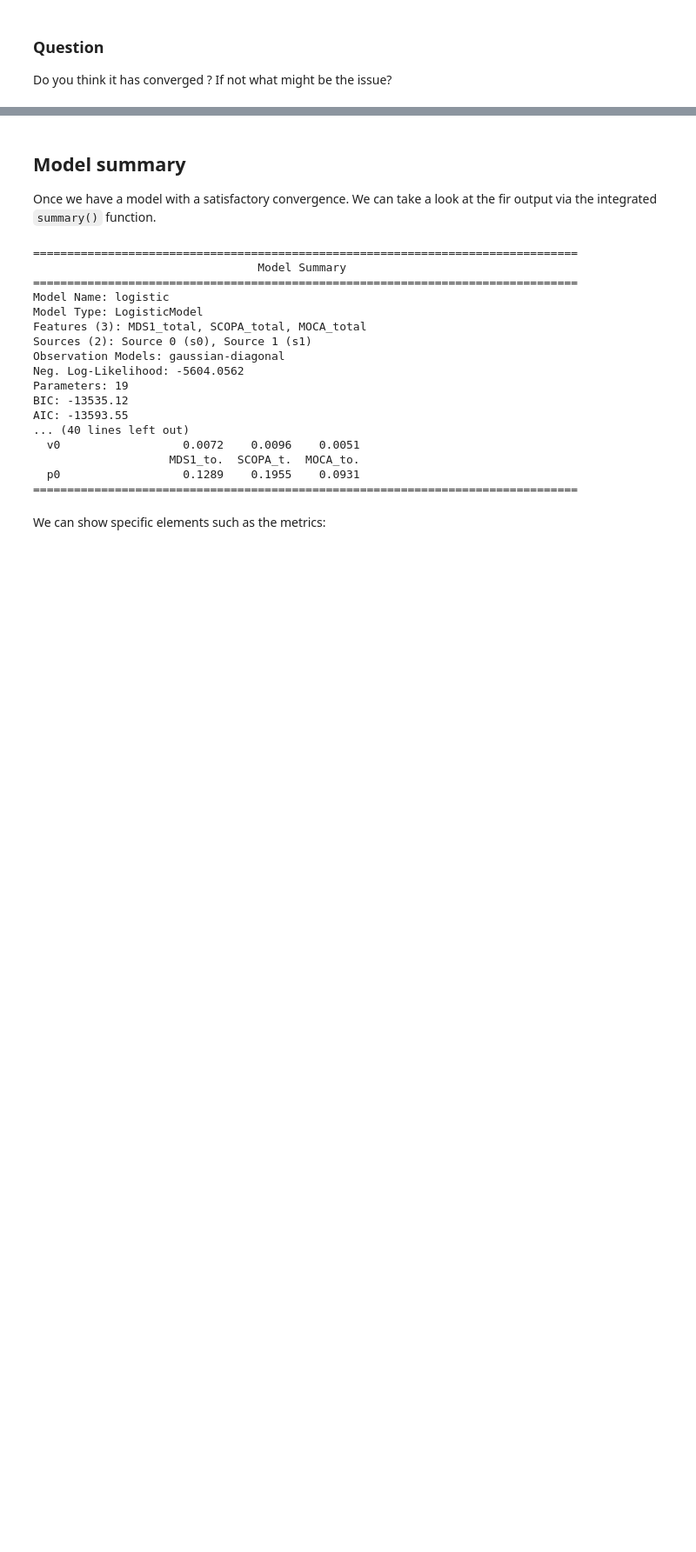
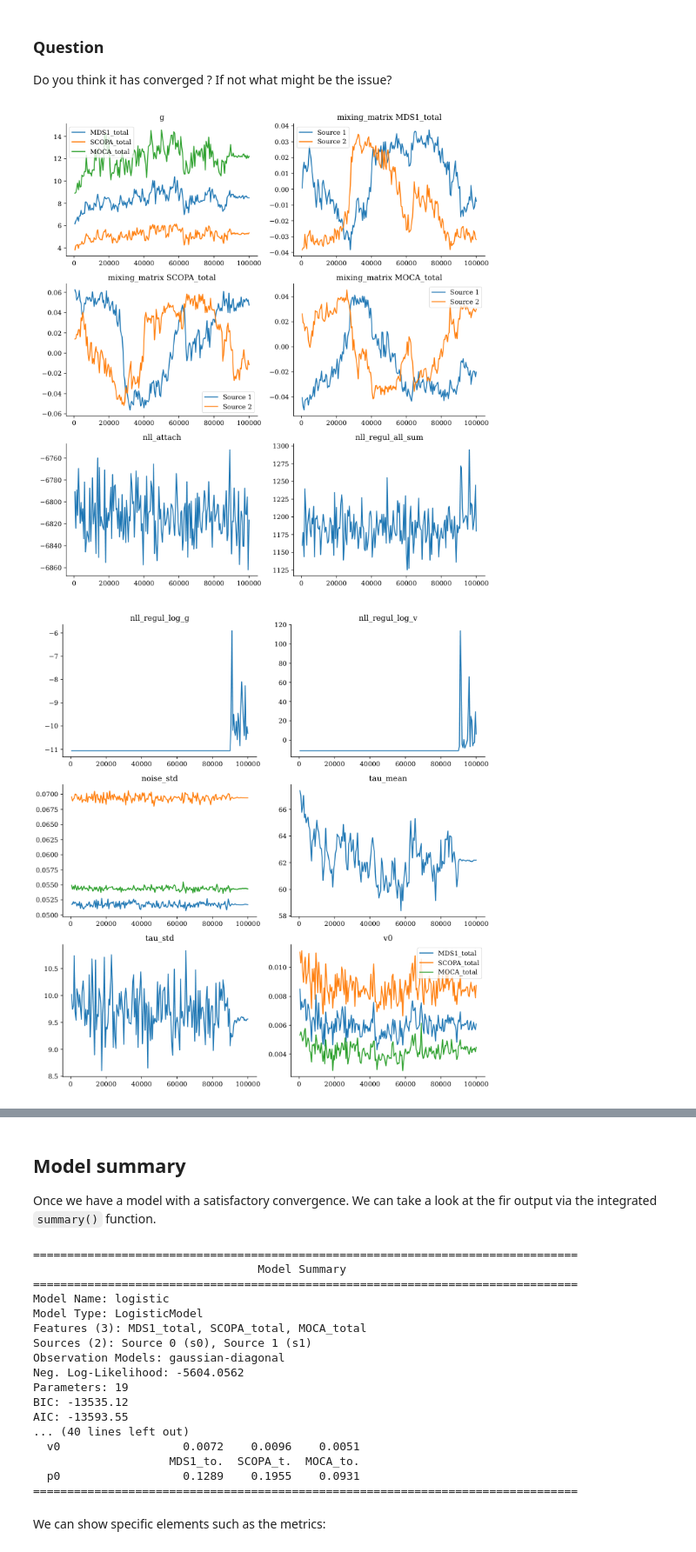
Before and after one commit to aramis-lab/leaspy_tutorial, a Jupyter notebook: notebooks/fit.ipynb, the cells around one changed output, grey strips where cells are left out. Shown at 87% size. Drawn from its saved outputs; the diff is of its cells as text; code cells hidden in the pictures; blank space fills up the shorter version.

Commit message:
add convergence for 100 000 iterations

```diff
--- a/notebooks/fit.ipynb
+++ b/notebooks/fit.ipynb
@@ -157,0 +139,20 @@ Do you think it has converged ? If not what might be the issue?
+# %%
+# load the convergence plots from leaspy ran with for 100 000 iterations
+
+pdf_url = "https://raw.githubusercontent.com/KaisaridiSofia/leaspy_tutorial/fit_notebook/convergence_parameters_100000iter.pdf"
+pdf_path = "downloaded_file.pdf"
+
+# Download the file
+urllib.request.urlretrieve(pdf_url, pdf_path)
+
+# Run your existing loop
+doc = fitz.open(pdf_path)
+
+for i, page in enumerate(doc):
+  pix = page.get_pixmap()
+  img_path = f"convergence_page_{i+1}.png"
+  pix.save(img_path)
+  display(Image(img_path))
+# %% [output]
+[figure, added]
+[figure, added]
```
Also changed, not shown: parts of 4 cells of this notebook.
